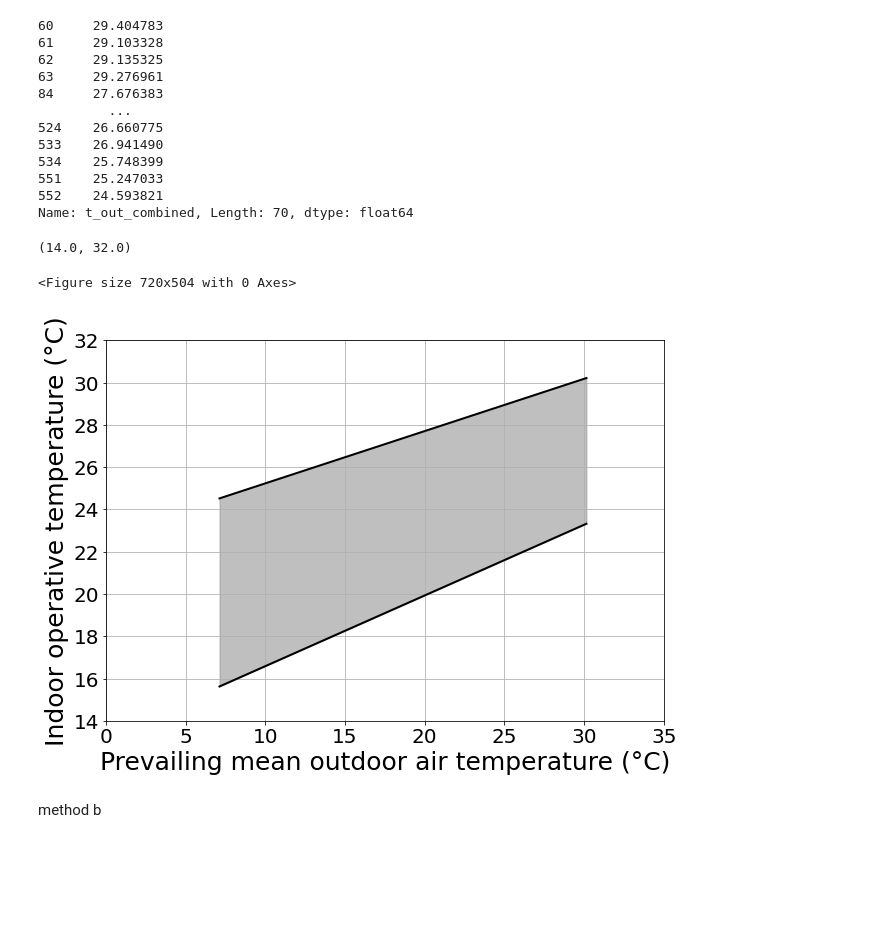
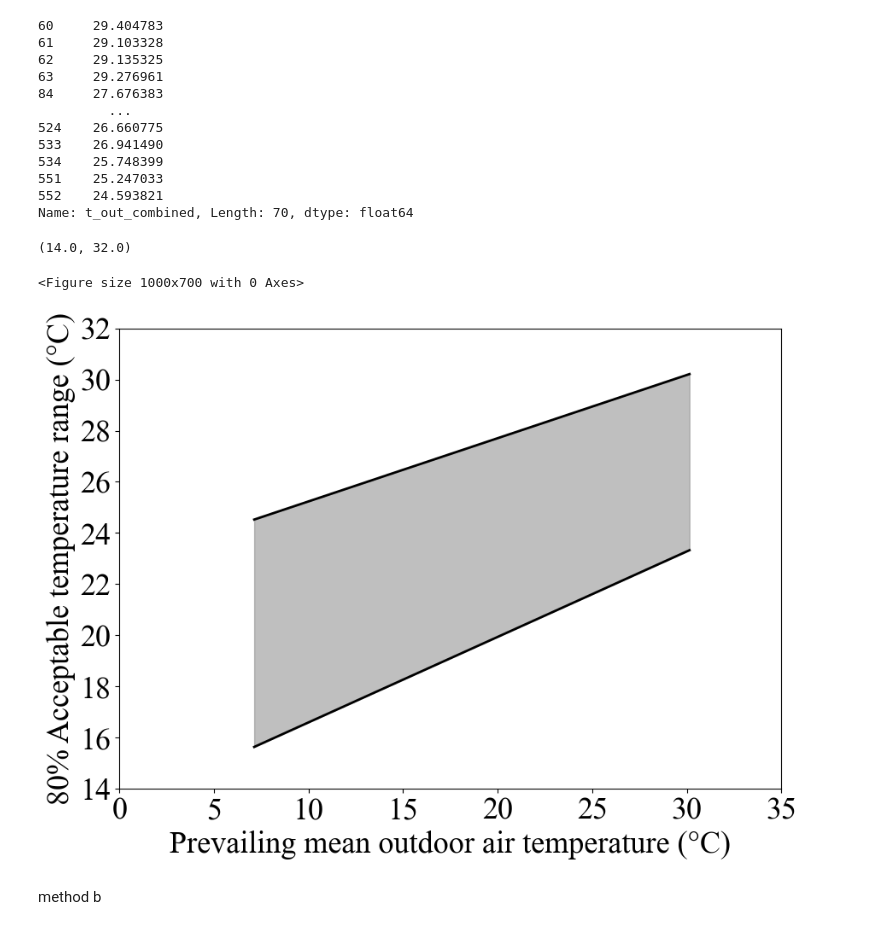
Before and after one commit to ruijis/causal-thinking-neutral-temperature, a Jupyter notebook: two-linear-regressions.ipynb, the cells around one changed output. Saved outputs shown, nothing was run; the diff lists cells and outputs as text; code cells hidden in the pictures; blank space fills up the shorter version.

```diff
--- a/two-linear-regressions.ipynb
+++ b/two-linear-regressions.ipynb
@@ -139,20 +144,25 @@ lm_result = smf.ols(formula='top ~ thermal_sensation', data=df_data_1bldg).fit()
 
 # add the prediction to the dataframe
 df_data_1bldg['top_pred'] = lm_result.predict(df_data_1bldg['thermal_sensation'])
-# plot the regression line
+# plot the regression line, don't show the confidence interval
 plt.figure(figsize=(10, 7))
-sns.regplot(x='thermal_sensation', y='top', data=df_data_1bldg, scatter_kws={'color': 'grey'}, line_kws={'color': 'black'})
-plt.xlabel('TSV', fontsize=25)
-plt.ylabel('T(°C)', rotation=0, fontsize=25)
+sns.regplot(x='thermal_sensation', y='top', data=df_data_1bldg, scatter_kws={'color': 'grey'}, line_kws={'color': 'black'}, ci=None)
+
+plt.xlabel('Thermal \n Sensation Vote \n (TSV)', rotation=0, fontsize=26)
+plt.ylabel('Indoor \n Operative \n Temperature \n (T) (°C)', rotation=0, fontsize=26)
+
 # plt.title('Regress thermal sensation votes on indoor temperature')
+plt.rcParams['font.family'] = 'Times New Roman'
 
 # Move y-axis label to the top and adjust the distance
 ax = plt.gca()
-ax.xaxis.set_label_coords(0.5, -0.1)
-ax.yaxis.set_label_coords(-0.1, 0.95)
+ax.xaxis.set_label_coords(1, -0.1)
+ax.yaxis.set_label_coords(-0.1, 0.72)
+ax.yaxis.get_label().set_ha('right')  # this line is added for horizontal alignment to the right
+ax.xaxis.get_label().set_ha('right')  # this line is added for horizontal alignment to the right
 
-plt.xticks(fontsize=20)  # Rotate and set font size for x-axis tick labels
-plt.yticks(fontsize=20)  # Set font size for y-axis tick labels
+plt.xticks(fontsize=26)  # Rotate and set font size for x-axis tick labels
+plt.yticks(fontsize=26)  # Set font size for y-axis tick labels
 
 plt.grid(False)
 plt.show()
@@ -628,30 +655,42 @@ Name: t_out_combined, Length: 70, dtype: float64
 # %%
 # plot two lines, one with the up_a_slope and up_a_intercept, and another with the low_a_slope and low_a_intercept
 plt.figure(figsize=(10, 7))
 t_out_combined = np.array(df_bldg_nv_a['t_out_combined'])
 sort_index = np.argsort(t_out_combined)
 t_out_combined = t_out_combined[sort_index]
 up_line = (up_a_slope*t_out_combined + up_a_intercept)[sort_index]
 low_line = (low_a_slope*t_out_combined + low_a_intercept)[sort_index]
 
+
 # draw grey band between the two lines
 plt.figure(figsize=(10, 7))
 plt.plot(t_out_combined, up_a_slope*t_out_combined+up_a_intercept, color='black', linewidth=2)
 plt.plot(t_out_combined, low_a_slope*t_out_combined+low_a_intercept, color='black', linewidth=2)
 plt.fill_between(t_out_combined, up_a_slope*t_out_combined+up_a_intercept, low_a_slope*t_out_combined+low_a_intercept, color='grey', alpha=0.5)
-plt.xlabel('Prevailing mean outdoor air temperature (°C)', fontsize=25)
-plt.ylabel('Indoor operative temperature (°C)', rotation=90, fontsize=25)
-plt.xticks(fontsize=20)
-plt.yticks(fontsize=20)
+plt.xlabel('Prevailing mean outdoor air temperature (°C)', fontsize=26)
+plt.ylabel("80% Acceptable temperature range (°C)", rotation=90, fontsize=26)
+plt.xticks(fontsize=26)
+plt.yticks(fontsize=26)
 plt.grid(True)
+plt.rcParams['font.family'] = 'Times New Roman'
+
+# # Move y-axis label to the top and adjust the distance
+# ax = plt.gca()
+# ax.xaxis.set_label_coords(1, -0.1)
+# ax.yaxis.set_label_coords(-0.08, 1)
+# # alighn label right in the text box
+# ax.yaxis.get_label().set_ha('right')  # this line is added for horizontal alignment to the right
+# ax.xaxis.get_label().set_ha('right')  # this line is added for horizontal alignment to the right
+
+plt.grid(False)
 
 # set the x-axis range from 5 to 35 and y-axis range from 14 to 32
 plt.xlim(0, 35)
 plt.ylim(14, 32)
 # %% [output]
 (14.0, 32.0)
-<Figure size 720x504 with 0 Axes>
+<Figure size 1000x700 with 0 Axes>
-[figure, old version]
+[figure, new version]
 # %% [markdown]
 method b
 # %%
```
Also changed, not shown: parts of 21 cells of this notebook.
